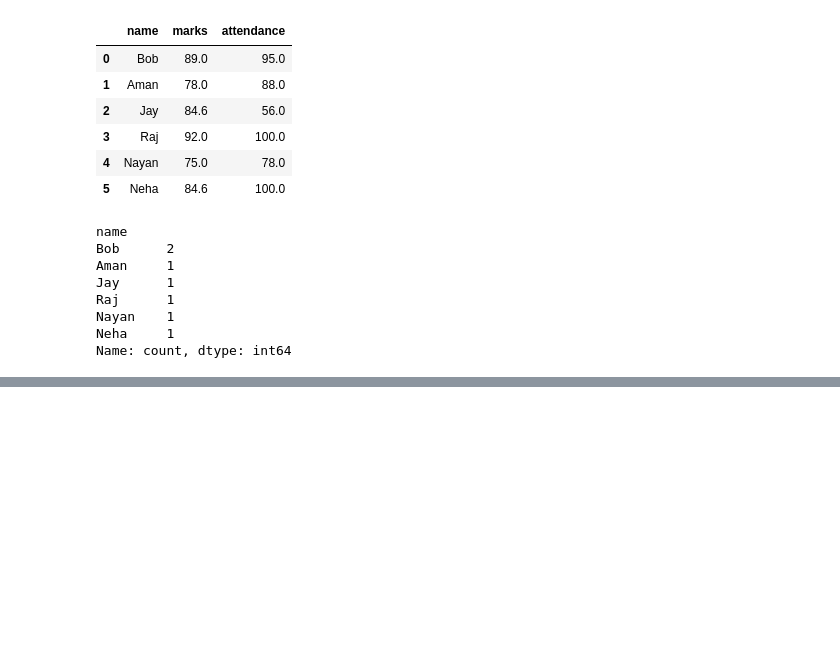
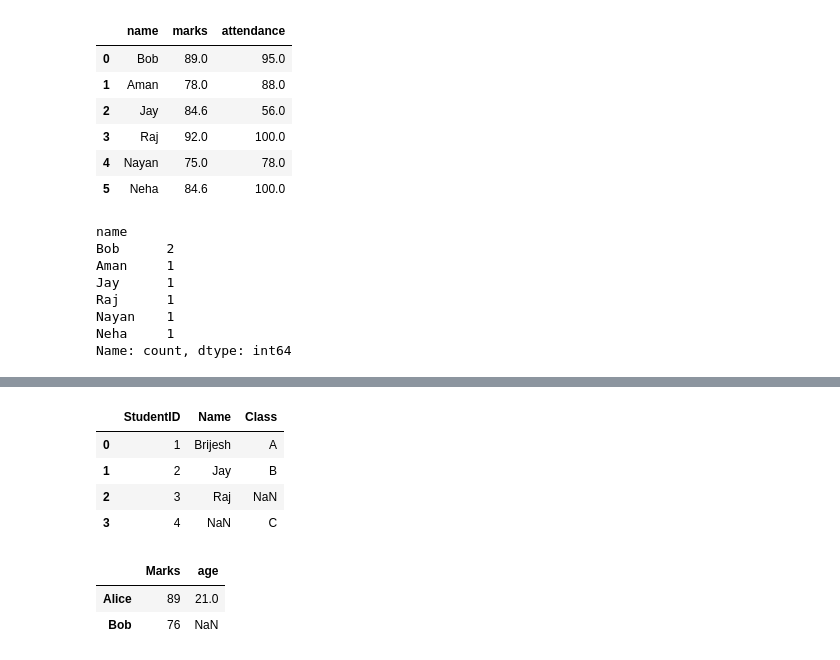
Before and after one commit to Witzcode0/DA280825830930, a Jupyter notebook: pandas/l2.ipynb, the cells around one changed output, grey strips where cells are left out. Drawn from its saved outputs; the diff is of its cells as text; code cells hidden in the pictures; blank space fills up the shorter version.

Commit message:
merge, concat, join, apply, agg, statustic fucntion

```diff
--- a/pandas/l2.ipynb
+++ b/pandas/l2.ipynb
@@ -182,0 +262,32 @@ Name: count, dtype: int64
+# %%
+students = pd.DataFrame({
+    "StudentID": [1,2,3],
+    "Name": ["Brijesh", "Jay", "Raj"]
+})
+
+classes = pd.DataFrame({
+    "StudentID": [1,2, 4],
+    "Class": ["A", "B", "C"]
+})
+
+# merged = pd.merge(students, classes, on="StudentID", how="inner")
+# merged = pd.merge(students, classes, on="StudentID", how="left")
+# merged = pd.merge(students, classes, on="StudentID", how="right")
+merged = pd.merge(students, classes, on="StudentID", how="outer")
+merged
+# %% [output]
+|  | StudentID | Name | Class |
+| 0 | 1 | Brijesh | A |
+| 1 | 2 | Jay | B |
+| 2 | 3 | Raj | NaN |
+| 3 | 4 | NaN | C |
+# %%
+df1 = pd.DataFrame({"Marks":[89,76]}, index=["Alice", "Bob"]);
+df2 = pd.DataFrame({"age":[21,22]}, index=["Alice", "Bob"]);
+
+res = df1.join(df2)
+res
+# %% [output]
+|  | Marks | age |
+| Alice | 89 | 21.0 |
+| Bob | 76 | NaN |
```
Also changed, not shown: parts of 6 cells of this notebook.
